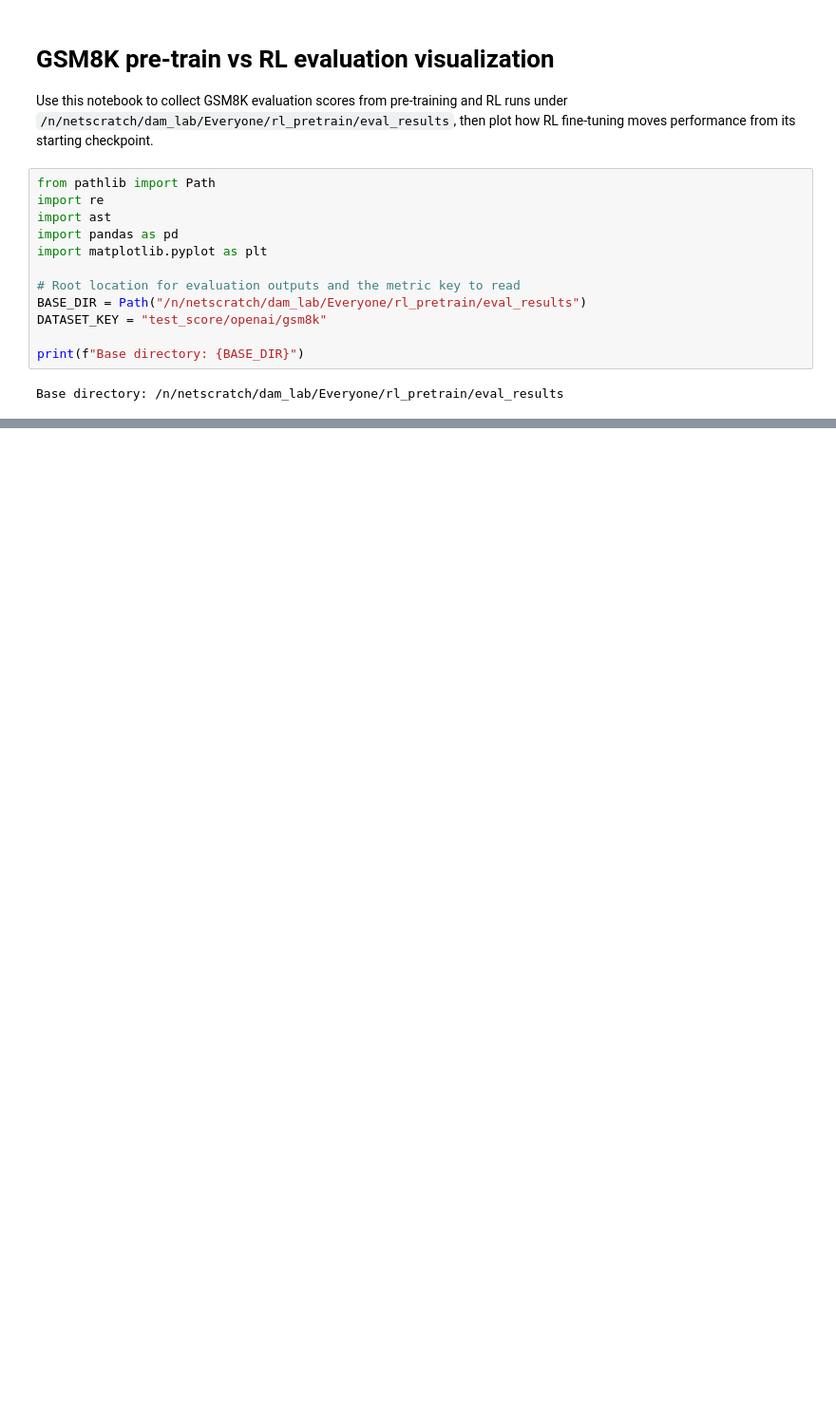
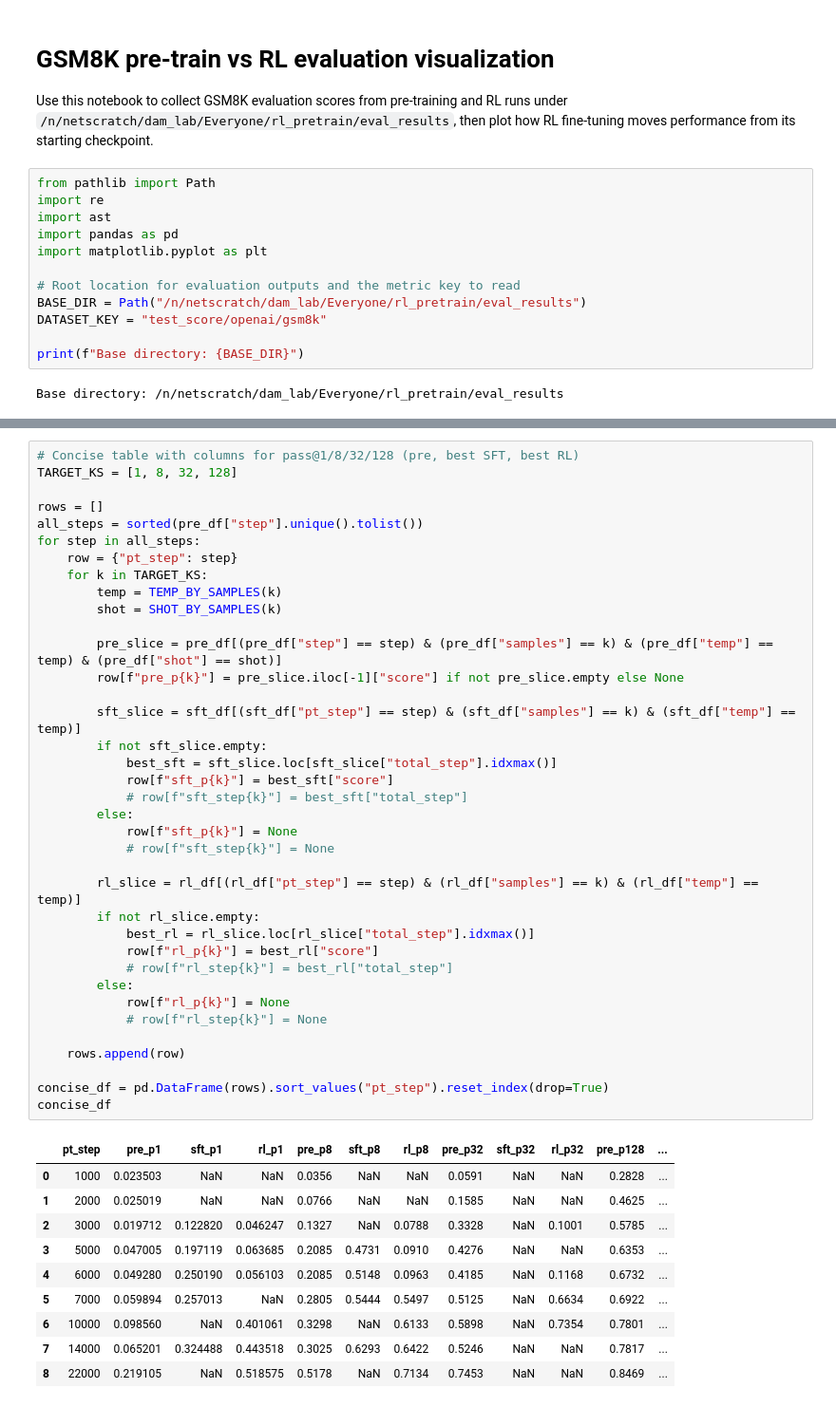
Before and after one commit to RachitBansal/verl, a Jupyter notebook: plot_eval_results.ipynb, the cells around one changed output, grey strips where cells are left out. Shown at 95% size. Cells and saved outputs as stored; diff of their text form; blank space fills up the shorter version.

```diff
--- a/plot_eval_results.ipynb
+++ b/plot_eval_results.ipynb
@@ -259,0 +302,48 @@ plt.show()
+# %%
+# Concise table with columns for pass@1/8/32/128 (pre, best SFT, best RL)
+TARGET_KS = [1, 8, 32, 128]
+
+rows = []
+all_steps = sorted(pre_df["step"].unique().tolist())
+for step in all_steps:
+    row = {"pt_step": step}
+    for k in TARGET_KS:
+        temp = TEMP_BY_SAMPLES(k)
+        shot = SHOT_BY_SAMPLES(k)
+
+        pre_slice = pre_df[(pre_df["step"] == step) & (pre_df["samples"] == k) & (pre_df["temp"] == temp) & (pre_df["shot"] == shot)]
+        row[f"pre_p{k}"] = pre_slice.iloc[-1]["score"] if not pre_slice.empty else None
+
+        sft_slice = sft_df[(sft_df["pt_step"] == step) & (sft_df["samples"] == k) & (sft_df["temp"] == temp)]
+        if not sft_slice.empty:
+            best_sft = sft_slice.loc[sft_slice["total_step"].idxmax()]
+            row[f"sft_p{k}"] = best_sft["score"]
+            # row[f"sft_step{k}"] = best_sft["total_step"]
+        else:
+            row[f"sft_p{k}"] = None
+            # row[f"sft_step{k}"] = None
+
+        rl_slice = rl_df[(rl_df["pt_step"] == step) & (rl_df["samples"] == k) & (rl_df["temp"] == temp)]
+        if not rl_slice.empty:
+            best_rl = rl_slice.loc[rl_slice["total_step"].idxmax()]
+            row[f"rl_p{k}"] = best_rl["score"]
+            # row[f"rl_step{k}"] = best_rl["total_step"]
+        else:
+            row[f"rl_p{k}"] = None
+            # row[f"rl_step{k}"] = None
+
+    rows.append(row)
+
+concise_df = pd.DataFrame(rows).sort_values("pt_step").reset_index(drop=True)
+concise_df
+# %% [output]
+|  | pt_step | pre_p1 | sft_p1 | rl_p1 | pre_p8 | sft_p8 | rl_p8 | pre_p32 | sft_p32 | rl_p32 | pre_p128 | ... |
+| 0 | 1000 | 0.023503 | NaN | NaN | 0.0356 | NaN | NaN | 0.0591 | NaN | NaN | 0.2828 | ... |
+| 1 | 2000 | 0.025019 | NaN | NaN | 0.0766 | NaN | NaN | 0.1585 | NaN | NaN | 0.4625 | ... |
+| 2 | 3000 | 0.019712 | 0.122820 | 0.046247 | 0.1327 | NaN | 0.0788 | 0.3328 | NaN | 0.1001 | 0.5785 | ... |
+| 3 | 5000 | 0.047005 | 0.197119 | 0.063685 | 0.2085 | 0.4731 | 0.0910 | 0.4276 | NaN | NaN | 0.6353 | ... |
+| 4 | 6000 | 0.049280 | 0.250190 | 0.056103 | 0.2085 | 0.5148 | 0.0963 | 0.4185 | NaN | 0.1168 | 0.6732 | ... |
+| 5 | 7000 | 0.059894 | 0.257013 | NaN | 0.2805 | 0.5444 | 0.5497 | 0.5125 | NaN | 0.6634 | 0.6922 | ... |
+| 6 | 10000 | 0.098560 | NaN | 0.401061 | 0.3298 | NaN | 0.6133 | 0.5898 | NaN | 0.7354 | 0.7801 | ... |
+| 7 | 14000 | 0.065201 | 0.324488 | 0.443518 | 0.3025 | 0.6293 | 0.6422 | 0.5246 | NaN | NaN | 0.7817 | ... |
+| 8 | 22000 | 0.219105 | NaN | 0.518575 | 0.5178 | NaN | 0.7134 | 0.7453 | NaN | NaN | 0.8469 | ... |
```
Also changed, not shown: parts of 4 cells of this notebook, 1 other file.
